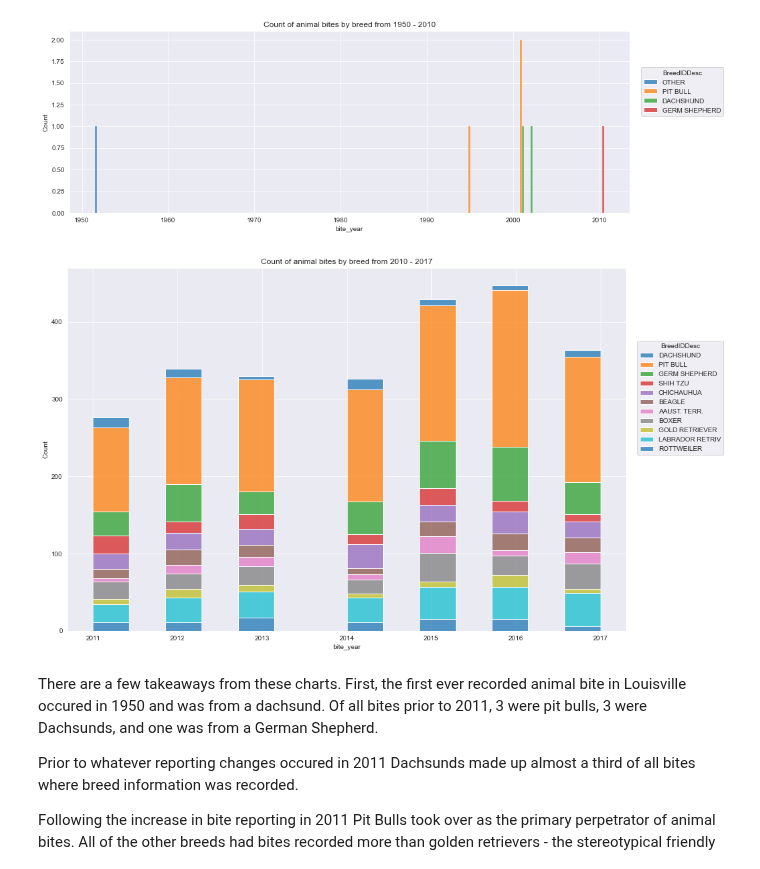
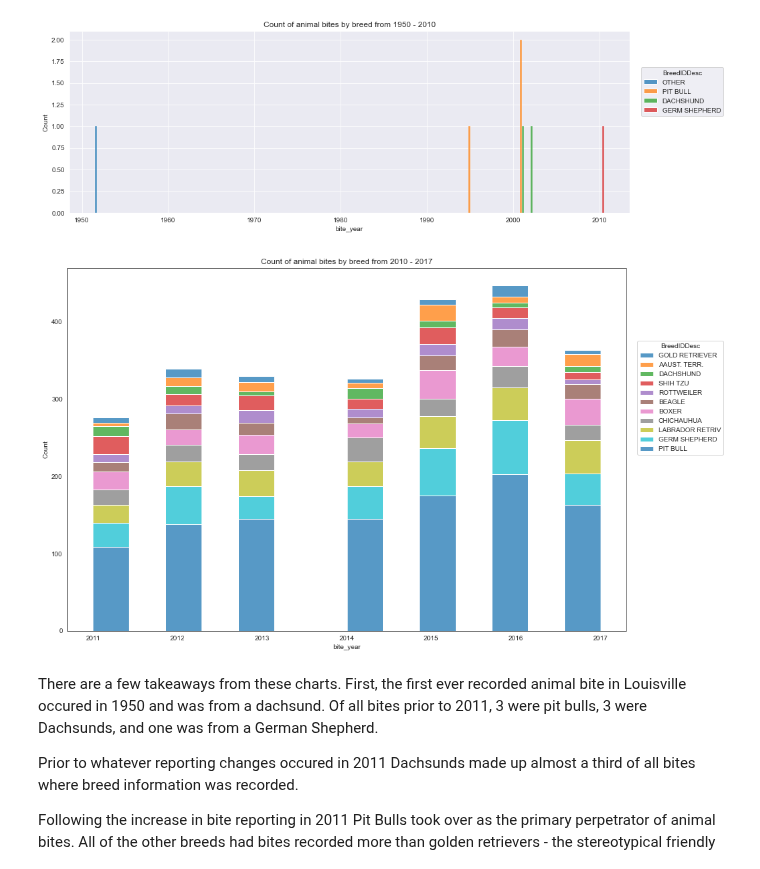
Before and after one commit to NickD-Dean/Springboard, a Jupyter notebook: Case Studies/Data Viz Presentation/Data Viz Assignment.ipynb, the cells around one changed output. Saved outputs shown, nothing was run; the diff lists cells and outputs as text; code cells hidden in the pictures.

```diff
--- a/Case Studies/Data Viz Presentation/Data Viz Assignment.ipynb
+++ b/Case Studies/Data Viz Presentation/Data Viz Assignment.ipynb
@@ -264,11 +264,13 @@ move_legend(g, new_loc='upper left', bbox_to_anchor=(1.02, 0.8), borderaxespad=0
 # %%
 plt.figure(figsize=(15,10))
 g=sns.histplot(data=bites[(bites.bite_year>=2011)&(bites.BreedIDDesc!='NONE')&(bites.BreedIDDesc!='OTHER')],
-             x='bite_year', stat='count', hue='BreedIDDesc', multiple='stack', palette='tab10')
+             x='bite_year', stat='count', hue='BreedIDDesc', multiple='stack', palette='tab10', hue_order=['GOLD RETRIEVER',
+            'AAUST. TERR.', 'DACHSHUND', 'SHIH TZU', 'ROTTWEILER', 'BEAGLE', 'BOXER', 'CHICHAUHUA', 'LABRADOR RETRIV',
+            'GERM SHEPHERD', 'PIT BULL'])
 plt.title('Count of animal bites by breed from 2010 - 2017')
 move_legend(g, new_loc='upper left', bbox_to_anchor=(1.02, 0.8), borderaxespad=0)
 # %% [output]
-[figure, old version]
+[figure, new version]
 # %% [markdown]
 There are a few takeaways from these charts.  First, the first ever recorded animal bite in Louisville occured in 1950 and was from a dachsund.  Of all bites prior to 2011, 3 were pit bulls, 3 were Dachsunds, and one was from a German Shepherd.
 
```
Also changed, not shown: parts of 4 cells of this notebook, 2 other files.
